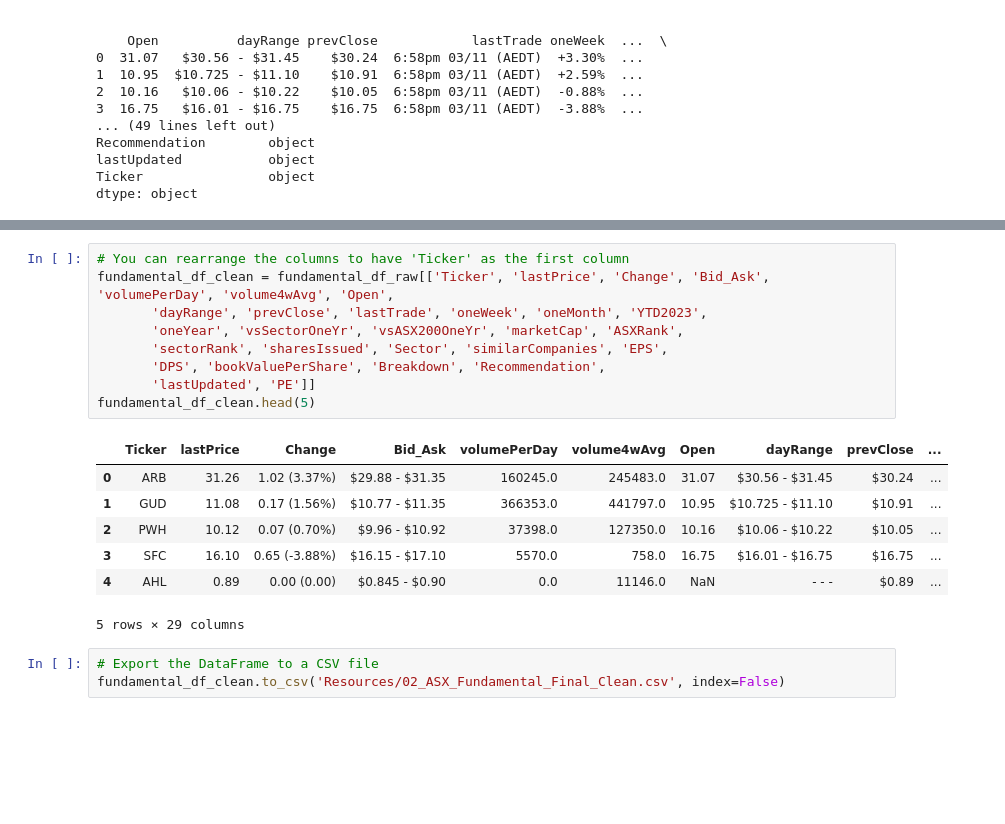
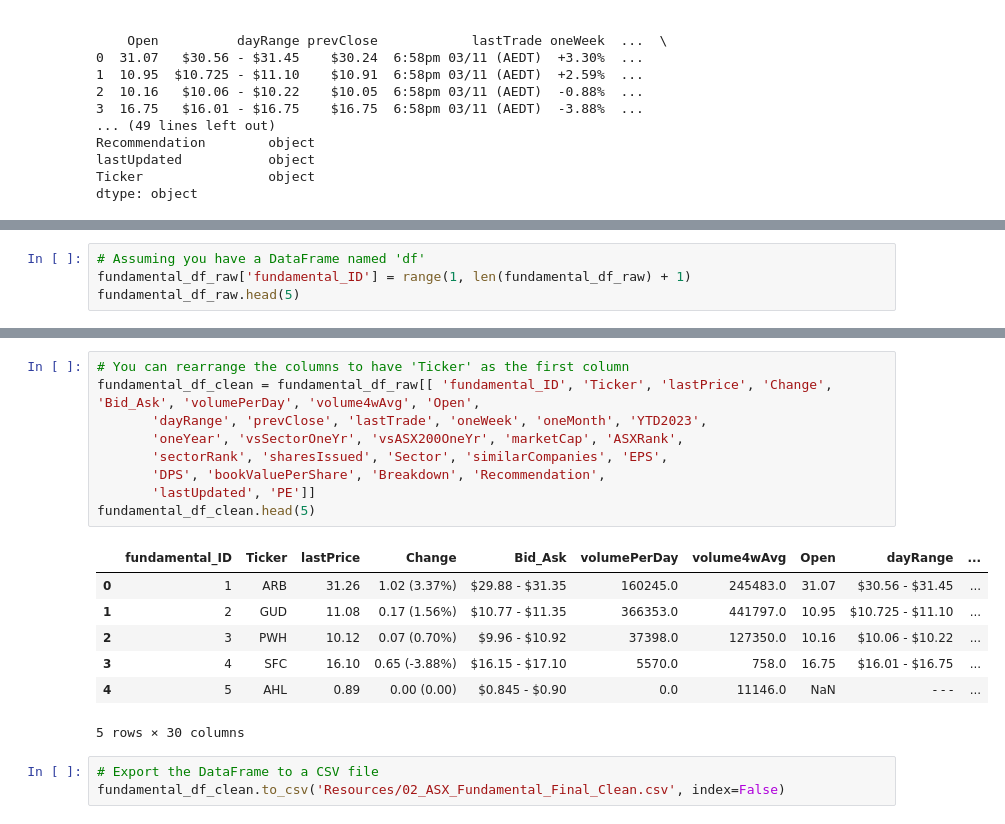
Before and after one commit to Andre2503/Project3_Group2, a Jupyter notebook: 02_Retrieve_ASX_Ticker_Fundamental.ipynb, the cells around one changed output, grey strips where cells are left out. Cells and saved outputs as stored; diff of their text form; blank space fills up the shorter version.

```diff
--- a/02_Retrieve_ASX_Ticker_Fundamental.ipynb
+++ b/02_Retrieve_ASX_Ticker_Fundamental.ipynb
@@ -931,3 +931,7 @@ lastUpdated           object
 Ticker                object
 PE                   float64
 dtype: object
+# %%
+# Assuming you have a DataFrame named 'df'
+fundamental_df_raw['fundamental_ID'] = range(1, len(fundamental_df_raw) + 1)
+fundamental_df_raw.head(5)
@@ -934,20 +946,20 @@ dtype: object
 # %%
 # You can rearrange the columns to have 'Ticker' as the first column
-fundamental_df_clean = fundamental_df_raw[['Ticker', 'lastPrice', 'Change', 'Bid_Ask', 'volumePerDay', 'volume4wAvg', 'Open',
+fundamental_df_clean = fundamental_df_raw[[ 'fundamental_ID', 'Ticker', 'lastPrice', 'Change', 'Bid_Ask', 'volumePerDay', 'volume4wAvg', 'Open',
        'dayRange', 'prevClose', 'lastTrade', 'oneWeek', 'oneMonth', 'YTD2023',
        'oneYear', 'vsSectorOneYr', 'vsASX200OneYr', 'marketCap', 'ASXRank',
        'sectorRank', 'sharesIssued', 'Sector', 'similarCompanies', 'EPS',
        'DPS', 'bookValuePerShare', 'Breakdown', 'Recommendation',
        'lastUpdated', 'PE']]
 fundamental_df_clean.head(5)
 # %% [output]
-|  | Ticker | lastPrice | Change | Bid_Ask | volumePerDay | volume4wAvg | Open | dayRange | prevClose | ... |
-| 0 | ARB | 31.26 | 1.02 (3.37%) | $29.88 - $31.35 | 160245.0 | 245483.0 | 31.07 | $30.56 - $31.45 | $30.24 | ... |
-| 1 | GUD | 11.08 | 0.17 (1.56%) | $10.77 - $11.35 | 366353.0 | 441797.0 | 10.95 | $10.725 - $11.10 | $10.91 | ... |
-| 2 | PWH | 10.12 | 0.07 (0.70%) | $9.96 - $10.92 | 37398.0 | 127350.0 | 10.16 | $10.06 - $10.22 | $10.05 | ... |
-| 3 | SFC | 16.10 | 0.65 (-3.88%) | $16.15 - $17.10 | 5570.0 | 758.0 | 16.75 | $16.01 - $16.75 | $16.75 | ... |
-| 4 | AHL | 0.89 | 0.00 (0.00) | $0.845 - $0.90 | 0.0 | 11146.0 | NaN | ‐ - ‐ | $0.89 | ... |
+|  | fundamental_ID | Ticker | lastPrice | Change | Bid_Ask | volumePerDay | volume4wAvg | Open | dayRange | ... |
+| 0 | 1 | ARB | 31.26 | 1.02 (3.37%) | $29.88 - $31.35 | 160245.0 | 245483.0 | 31.07 | $30.56 - $31.45 | ... |
+| 1 | 2 | GUD | 11.08 | 0.17 (1.56%) | $10.77 - $11.35 | 366353.0 | 441797.0 | 10.95 | $10.725 - $11.10 | ... |
+| 2 | 3 | PWH | 10.12 | 0.07 (0.70%) | $9.96 - $10.92 | 37398.0 | 127350.0 | 10.16 | $10.06 - $10.22 | ... |
+| 3 | 4 | SFC | 16.10 | 0.65 (-3.88%) | $16.15 - $17.10 | 5570.0 | 758.0 | 16.75 | $16.01 - $16.75 | ... |
+| 4 | 5 | AHL | 0.89 | 0.00 (0.00) | $0.845 - $0.90 | 0.0 | 11146.0 | NaN | ‐ - ‐ | ... |
-5 rows × 29 columns
+5 rows × 30 columns
 # %%
 # Export the DataFrame to a CSV file
 fundamental_df_clean.to_csv('Resources/02_ASX_Fundamental_Final_Clean.csv', index=False)
```
Also changed, not shown: parts of 2 cells of this notebook, 1 other file.
